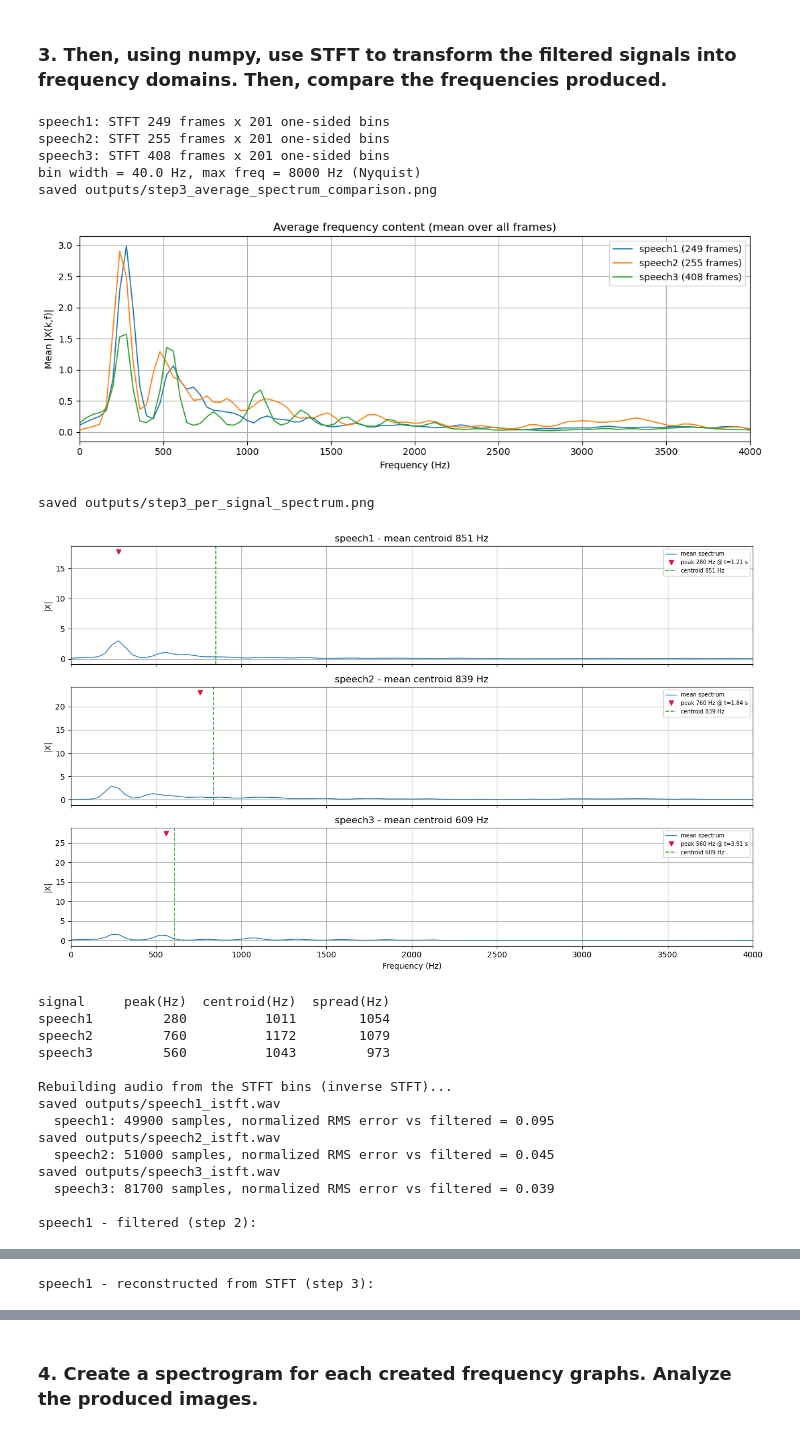
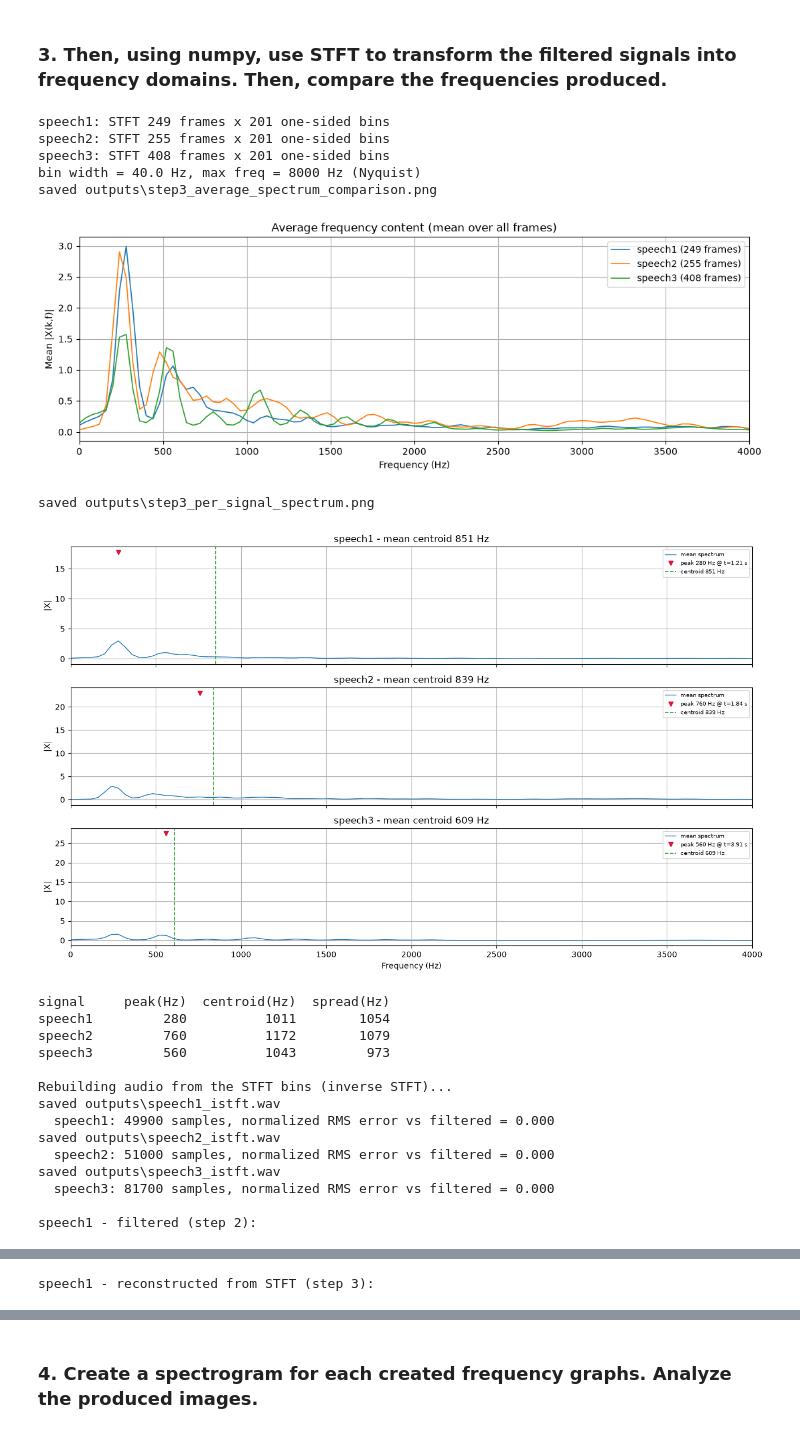
Before and after one commit to leon-pscl/CPE027-pscl, a Jupyter notebook: HOA12/TEAM6_HOA12_CPE027_CPE41S2.ipynb, the cells around one changed output, grey strips where cells are left out. Saved outputs shown, nothing was run; the diff lists cells and outputs as text; code cells hidden in the pictures.

```diff
--- a/HOA12/TEAM6_HOA12_CPE027_CPE41S2.ipynb
+++ b/HOA12/TEAM6_HOA12_CPE027_CPE41S2.ipynb
@@ -277,18 +277,18 @@ def stft(frames):
     return np.fft.rfft(frames, n=NFFT, axis=-1)
 
 def istft(S, window, hop=HOP):
-    """Rebuild a signal from the STFT bins: inverse rFFT, then weighted overlap-add.
+    """Rebuild a signal from the STFT bins: inverse rFFT, then overlap-add.
 
-    Each frame was windowed once on the way in, so irfft sees window^2 and we divide
-    by the summed window^2 (weighted OLA) to undo it without amplitude loss.
+    Each frame was windowed once on the way in, so irfft returns window * signal;
+    dividing by the summed analysis window (the attenuation actually applied)
+    undoes the windowing exactly as long as the bins are left unmodified.
     """
     frames = np.fft.irfft(S, n=NFFT, axis=-1)
     n = FRAME_LEN + (len(frames) - 1) * hop
     out, wsum = np.zeros(n), np.zeros(n)
-    w2 = window ** 2
     for i, fr in enumerate(frames):
         out[i * hop : i * hop + FRAME_LEN] += fr
-        wsum[i * hop : i * hop + FRAME_LEN] += w2
+        wsum[i * hop : i * hop + FRAME_LEN] += window
     return out / np.maximum(wsum, 1e-8)
 
 def to_db(mag, ref=None):
@@ -348,38 +348,37 @@ for name, s in spec.items():
     spread = np.sqrt((p * (FREQ - centroid) ** 2).sum())
     print(f"{name:9}{FREQ[f]:>10.0f}{centroid:>14.0f}{spread:>12.0f}")
 
 # --- reconstruct audio from the STFT and play it ---
 from IPython.display import Audio, display
 
 print("\nRebuilding audio from the STFT bins (inverse STFT)...")
 for name, s in spec.items():
     rec = istft(s["S"], signals[name]["window"])
     ref = signals[name]["filtered"]
-    # trim the same edge samples from rec and ref, so the error compares
-    # the same time span instead of rec shifted by HOP//2 against ref
+    # drop ~one hop at each end, where only parts of the windows cover the samples
     rec = rec[HOP // 2 : len(ref) - HOP // 2]
     ref = ref[HOP // 2 : len(ref) - HOP // 2]
     norm = max(np.abs(rec).max(), 1e-9)
     n_cmp = min(len(rec), len(ref))
     err = np.sqrt(np.mean((rec[:n_cmp] / norm - ref[:n_cmp] / max(np.abs(ref).max(), 1e-9)) ** 2))
     rec = rec / norm                                 # normalize for playback
     s["reconstructed"] = rec
     s["rec_path"] = write_wav(f"{name}_istft.wav", rec, signals[name]["fs"])
     print(f"  {name}: {len(rec)} samples, normalized RMS error vs filtered = {err:.3f}")
 
 for name, s in spec.items():
     print(f"\n{name} - filtered (step 2):")
     display(Audio(filename=signals[name]["filtered_path"]))
     print(f"{name} - reconstructed from STFT (step 3):")
     display(Audio(filename=s["rec_path"]))
 # %% [output]
 speech1: STFT 249 frames x 201 one-sided bins
 speech2: STFT 255 frames x 201 one-sided bins
 speech3: STFT 408 frames x 201 one-sided bins
 bin width = 40.0 Hz, max freq = 8000 Hz (Nyquist)
-saved outputs/step3_average_spectrum_comparison.png
+saved outputs\step3_average_spectrum_comparison.png
-[figure, old version]
+[figure, new version]
-saved outputs/step3_per_signal_spectrum.png
+saved outputs\step3_per_signal_spectrum.png
 [figure]
 signal     peak(Hz)  centroid(Hz)  spread(Hz)
 speech1         280          1011        1054
@@ -387,12 +386,12 @@ speech2         760          1172        1079
 speech3         560          1043         973
 
 Rebuilding audio from the STFT bins (inverse STFT)...
-saved outputs/speech1_istft.wav
-  speech1: 49900 samples, normalized RMS error vs filtered = 0.095
-saved outputs/speech2_istft.wav
-  speech2: 51000 samples, normalized RMS error vs filtered = 0.045
-saved outputs/speech3_istft.wav
-  speech3: 81700 samples, normalized RMS error vs filtered = 0.039
+saved outputs\speech1_istft.wav
+  speech1: 49900 samples, normalized RMS error vs filtered = 0.000
+saved outputs\speech2_istft.wav
+  speech2: 51000 samples, normalized RMS error vs filtered = 0.000
+saved outputs\speech3_istft.wav
+  speech3: 81700 samples, normalized RMS error vs filtered = 0.000
 
 speech1 - filtered (step 2):
 [interactive output not drawn]
```
Also changed, not shown: parts of 11 cells of this notebook, 19 other files.
